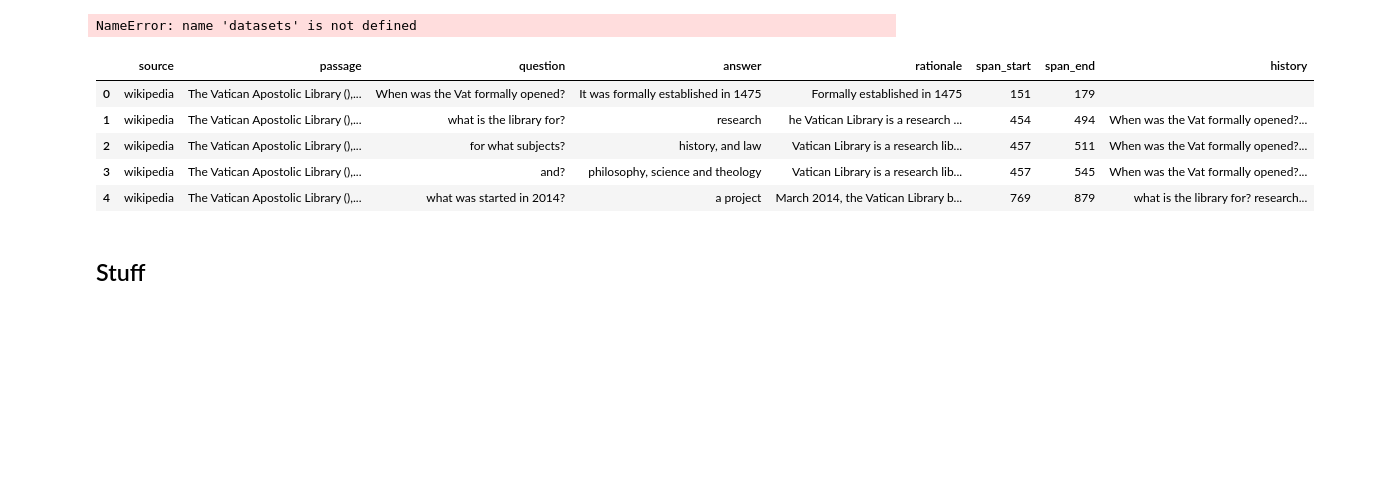
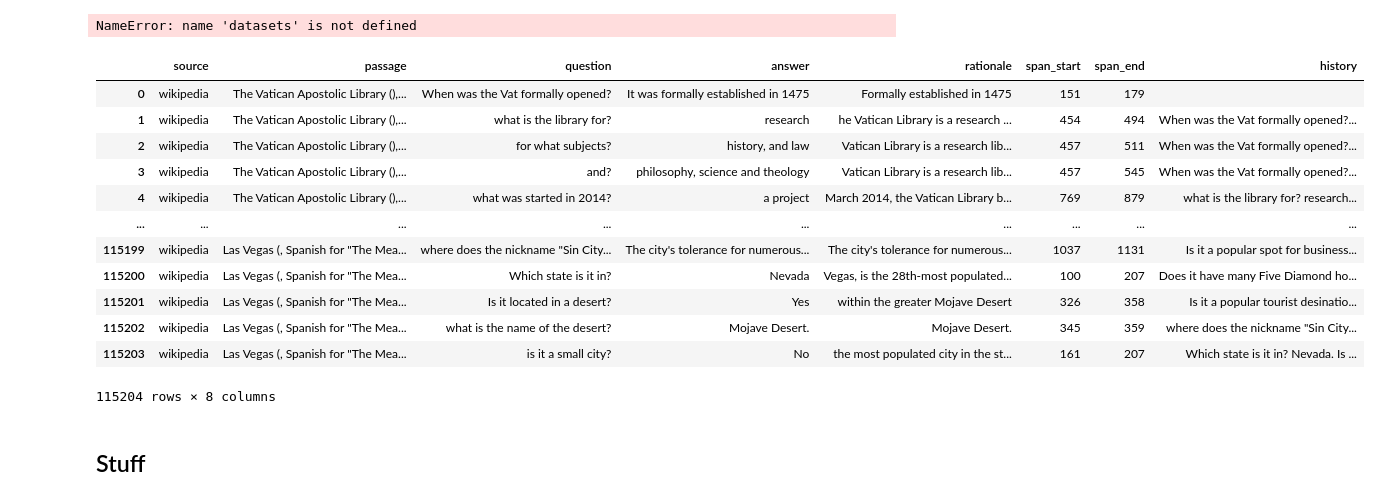
Before and after one commit to matteoperiani2/assignment2, a Jupyter notebook: assignment2.ipynb, the cells around one changed output. Saved outputs shown, nothing was run; the diff lists cells and outputs as text; code cells hidden in the pictures; blank space fills up the shorter version.

```diff
--- a/assignment2.ipynb
+++ b/assignment2.ipynb
@@ -942,31 +862,3 @@ DatasetDict({
 # %%
 DISTIL_ROBERTA = "distilroberta-base" # T=512
 BERT_TINY = "prajjwal1/bert-tiny"
-# %%
-# class CoQAEncoderDecoderModel(nn.Module):
-#     def __init__(self, encoder, decoder) -> None:
-#         super().__init__()
-
-class BertRationaleEncoder(nn.Module):
-    def __init__(self, encoder, config) -> None:
-        super().__init__()
-        self.encoder = encoder
-        self.rationale_head = RationaleHead(config)
-
-class RationaleHead(nn.Module):
-    def __init__(self, config) -> None:
-        super().__init__()
-        self.dense = nn.Linear(config.hidden_size, config.hidden_size, bias=True)
-        if isinstance(config.hidden_act, str):
-            self.act_fn = transformers.modeling_utils.get_activation(config.hidden_act)
-        else:
-            self.act_fn = config.hidden_act
-        self.hidden_to_logit = nn.Linear(config.hidden_size, 1, bias=True)
-        self.sigmoid = nn.Sigmoid()
-
-    def forward(self, hidden_states: torch.Tensor) -> torch.Tensor:
-        hidden_states = self.dense(hidden_states)
-        hidden_states = self.act_fn(hidden_states)
-        logits = self.hidden_to_logit(hidden_states)
-        p_rationale = self.sigmoid(logits)
-        return p_rationale
@@ -1250,12 +1892,20 @@ test_data = unpack_qna(df_test, 3)
-# %%
-train_data.head()
-# %% [output]
-|  | source | passage | question | answer | rationale | span_start | span_end | history |
-| 0 | wikipedia | The Vatican Apostolic Library (),... | When was the Vat formally opened? | It was formally established in 1475 | Formally established in 1475 | 151 | 179 |  |
-| 1 | wikipedia | The Vatican Apostolic Library (),... | what is the library for? | research | he Vatican Library is a research ... | 454 | 494 | When was the Vat formally opened?... |
-| 2 | wikipedia | The Vatican Apostolic Library (),... | for what subjects? | history, and law | Vatican Library is a research lib... | 457 | 511 | When was the Vat formally opened?... |
-| 3 | wikipedia | The Vatican Apostolic Library (),... | and? | philosophy, science and theology | Vatican Library is a research lib... | 457 | 545 | When was the Vat formally opened?... |
-| 4 | wikipedia | The Vatican Apostolic Library (),... | what was started in 2014? | a project | March 2014, the Vatican Library b... | 769 | 879 | what is the library for? research... |
+# %%
+train_data = unpack_qna(df, 3)
+train_data
+# %% [output]
+|  | source | passage | question | answer | rationale | span_start | span_end | history |
+| 0 | wikipedia | The Vatican Apostolic Library (),... | When was the Vat formally opened? | It was formally established in 1475 | Formally established in 1475 | 151 | 179 |  |
+| 1 | wikipedia | The Vatican Apostolic Library (),... | what is the library for? | research | he Vatican Library is a research ... | 454 | 494 | When was the Vat formally opened?... |
+| 2 | wikipedia | The Vatican Apostolic Library (),... | for what subjects? | history, and law | Vatican Library is a research lib... | 457 | 511 | When was the Vat formally opened?... |
+| 3 | wikipedia | The Vatican Apostolic Library (),... | and? | philosophy, science and theology | Vatican Library is a research lib... | 457 | 545 | When was the Vat formally opened?... |
+| 4 | wikipedia | The Vatican Apostolic Library (),... | what was started in 2014? | a project | March 2014, the Vatican Library b... | 769 | 879 | what is the library for? research... |
+| ... | ... | ... | ... | ... | ... | ... | ... | ... |
+| 115199 | wikipedia | Las Vegas (, Spanish for "The Mea... | where does the nickname "Sin City... | The city's tolerance for numerous... | The city's tolerance for numerous... | 1037 | 1131 | Is it a popular spot for business... |
+| 115200 | wikipedia | Las Vegas (, Spanish for "The Mea... | Which state is it in? | Nevada | Vegas, is the 28th-most populated... | 100 | 207 | Does it have many Five Diamond ho... |
+| 115201 | wikipedia | Las Vegas (, Spanish for "The Mea... | Is it located in a desert? | Yes | within the greater Mojave Desert | 326 | 358 | Is it a popular tourist desinatio... |
+| 115202 | wikipedia | Las Vegas (, Spanish for "The Mea... | what is the name of the desert? | Mojave Desert. | Mojave Desert. | 345 | 359 | where does the nickname "Sin City... |
+| 115203 | wikipedia | Las Vegas (, Spanish for "The Mea... | is it a small city? | No | the most populated city in the st... | 161 | 207 | Which state is it in? Nevada. Is ... |
+115204 rows × 8 columns
 # %% [markdown]
 ## Stuff
 # %% [markdown]
```
Also changed, not shown: parts of 29 cells of this notebook, 1 other file.
